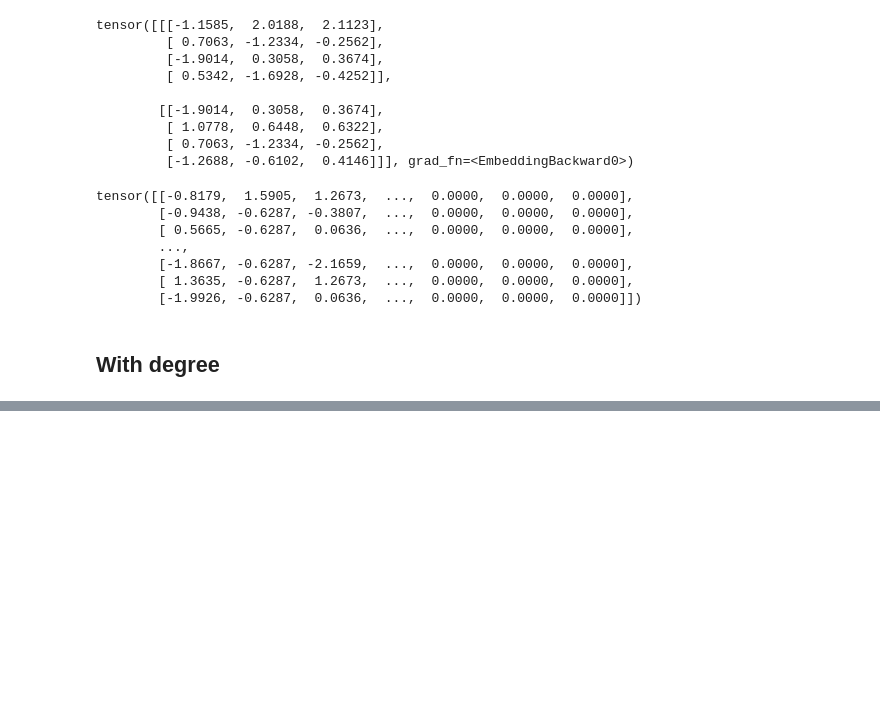
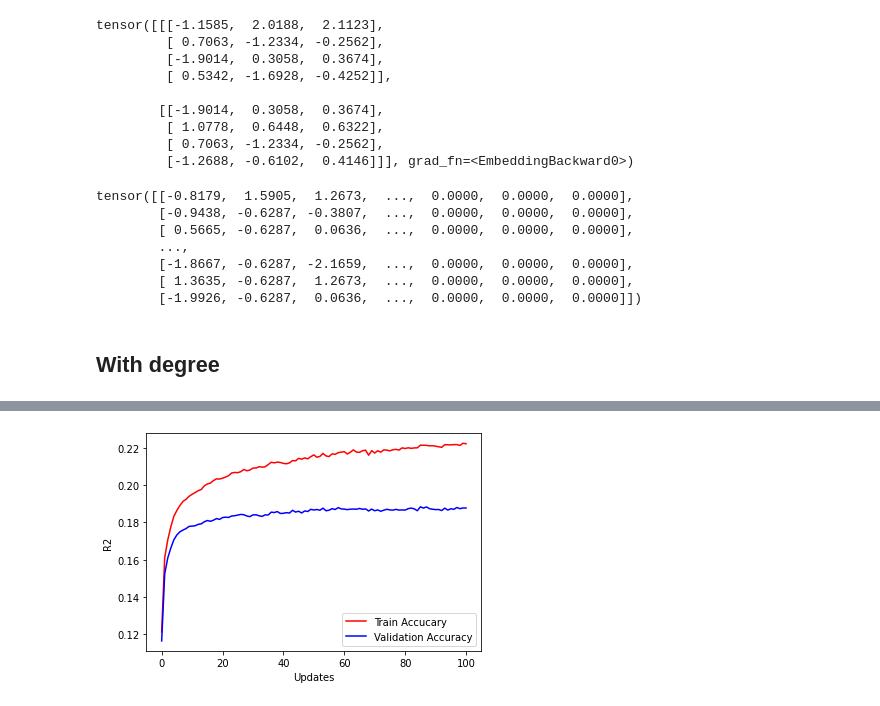
Before and after one commit to Bogeluno/GNN_Thesis, a Jupyter notebook: models/SimpleNN.ipynb, the cells around one changed output, grey strips where cells are left out. Cells and saved outputs as stored; diff of their text form; code cells hidden in the pictures; blank space fills up the shorter version.

```diff
--- a/models/SimpleNN.ipynb
+++ b/models/SimpleNN.ipynb
@@ -511,0 +607,14 @@ print(r2_score(y_test.detach().numpy()[:,0],net.forward(X_test).detach().numpy()
+# %%
+train_val, test_data, y_train_val, y_test = train_test_split(df, y, test_size=0.2)
+train_data, val_data, y_train, y_val = train_test_split(train_val, y_train_val, test_size=len(test_data))
+
+train_data = pd.concat([(train_data.filter(regex = '^(?!.*(lz|eng)).*$')-train_data.filter(regex = '^(?!.*(lz|eng)).*$').mean())/train_data.filter(regex = '^(?!.*(lz|eng)).*$').std(ddof = 1), train_data.filter(regex = 'eng|lz')], axis = 1)
+val_data = pd.concat([(val_data.filter(regex = '^(?!.*(lz|eng)).*$')-val_data.filter(regex = '^(?!.*(lz|eng)).*$').mean())/val_data.filter(regex = '^(?!.*(lz|eng)).*$').std(ddof = 1), val_data.filter(regex = 'eng|lz')], axis = 1)
+test_data = pd.concat([(test_data.filter(regex = '^(?!.*(lz|eng)).*$')-test_data.filter(regex = '^(?!.*(lz|eng)).*$').mean())/test_data.filter(regex = '^(?!.*(lz|eng)).*$').std(ddof = 1), test_data.filter(regex = 'eng|lz')], axis = 1)
+
+X_train = torch.tensor(train_data.to_numpy(dtype = 'float')).float()
+y_train = torch.tensor(y_train.to_numpy(dtype = 'float')).float().unsqueeze(dim = 1)
+X_val = torch.tensor(val_data.to_numpy(dtype = 'float')).float()
+y_val = torch.tensor(y_val.to_numpy(dtype = 'float')).float().unsqueeze(dim = 1)
+X_test = torch.tensor(test_data.to_numpy(dtype = 'float')).float()
+y_test = torch.tensor(y_test.to_numpy(dtype = 'float')).float().unsqueeze(dim = 1)
@@ -511,0 +674,79 @@ print(r2_score(y_test.detach().numpy()[:,0],net.forward(X_test).detach().numpy()
+# %%
+optimizer = optim.Adam(net.parameters(), lr=0.005, weight_decay = 0.001) #Chaged to Adam and learning + regulariztion rate set
+criterion = nn.MSELoss(reduction = 'mean')
+# %%
+# setting hyperparameters and gettings epoch sizes
+batch_size = 4084
+num_epochs = 101
+num_samples_train = X_train.shape[0]
+num_batches_train = num_samples_train // batch_size
+num_samples_valid = X_val.shape[0]
+num_batches_valid = num_samples_valid // batch_size
+
+# setting up lists for handling loss/accuracy
+train_r2, train_loss = [], []
+valid_r2, valid_loss = [], []
+test_acc, test_loss = [], []
+cur_loss = 0
+losses = []
+
+get_slice = lambda i, size: range(i * size, (i + 1) * size)
+
+for epoch in range(num_epochs):
+    # Forward -> Backprob -> Update params
+    ## Train
+    cur_loss = 0
+    net.train()
+    for i in range(num_batches_train):
+        optimizer.zero_grad()
+        slce = get_slice(i, batch_size)
+        output = net(X_train[slce])
+
+        # compute gradients given loss
+        target_batch = y_train[slce]
+        batch_loss = criterion(output, target_batch)
+        batch_loss.backward()
+        optimizer.step()
+
+        cur_loss += batch_loss
+    losses.append(cur_loss / batch_size)
+
+    net.eval()
+    ### Evaluate training
+    train_preds, train_targs = [], []
+    for i in range(num_batches_train):
+        slce = get_slice(i, batch_size)
+        output = net(X_train[slce])
+
+        preds = output
+
+        train_targs += list(y_train[slce].numpy())
+        train_preds += list(preds.data.numpy())
+
+    ### Evaluate validation
+    val_preds, val_targs = [], []
+    for i in range(num_batches_valid):
+        slce = get_slice(i, batch_size)
+
+        output = net(X_val[slce])
+        preds = output
+        val_targs += list(y_val[slce].numpy())
+        val_preds += list(preds.data.numpy())
+
+
+    train_r2_cur = r2_score(train_targs, train_preds)
+    valid_r2_cur = r2_score(val_targs, val_preds)
+
+    train_r2.append(train_r2_cur)
+    valid_r2.append(valid_r2_cur)
+
+    if epoch % 10 == 0:
+        print("Epoch %2i : Train Loss %f , Train acc %f, Valid acc %f" % (
+                epoch+1, losses[-1], train_r2_cur, valid_r2_cur))
+
+epoch = np.arange(len(train_r2))
+plt.figure()
+plt.plot(epoch, train_r2, 'r', epoch, valid_r2, 'b')
+plt.legend(['Train Accucary','Validation Accuracy'])
+plt.xlabel('Updates'), plt.ylabel('R2')
+# %% [output]
@@ -511,0 +765 @@ print(r2_score(y_test.detach().numpy()[:,0],net.forward(X_test).detach().numpy()
+[figure, added]
```
Also changed, not shown: parts of 26 cells of this notebook, 2 other files.
